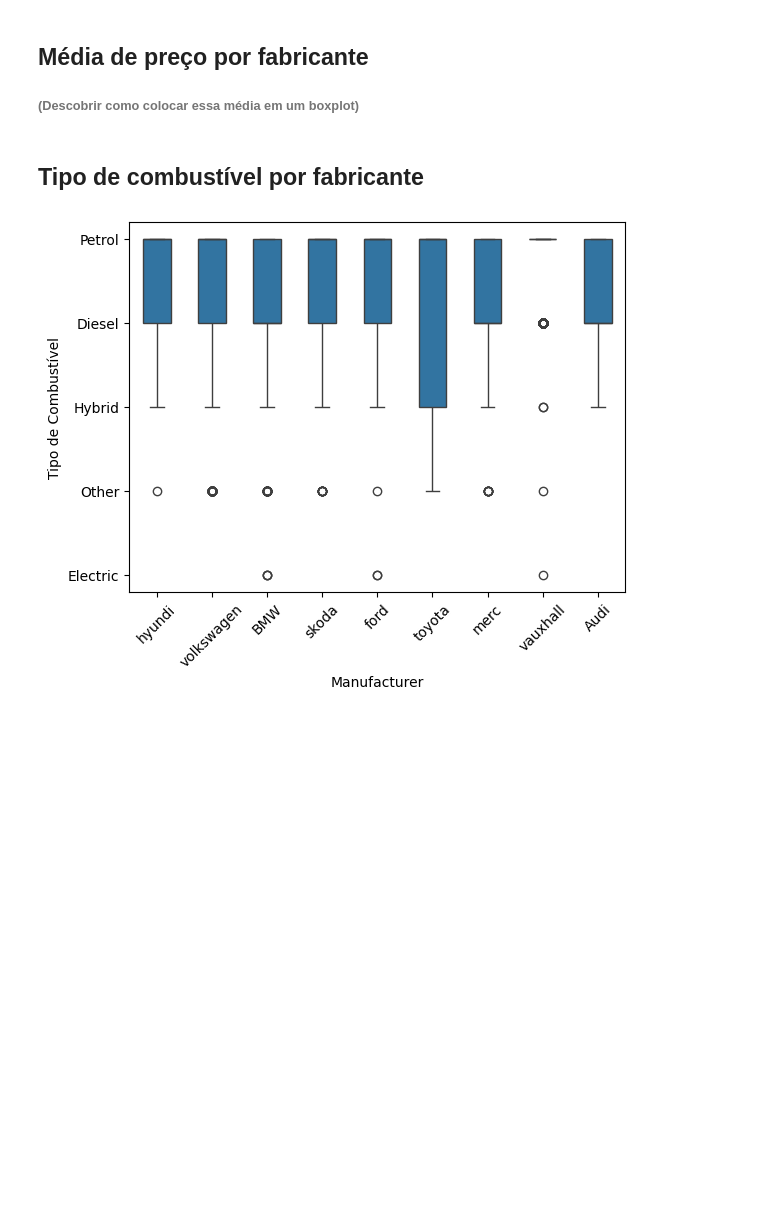
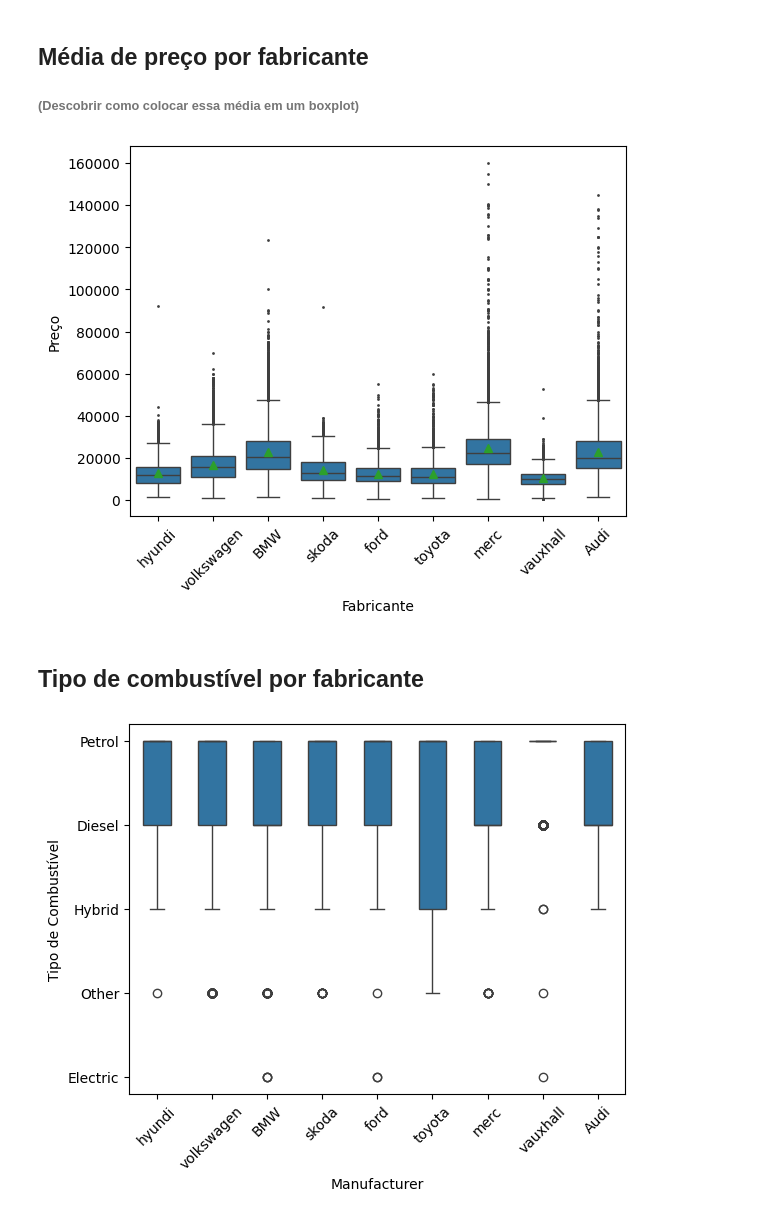
Before and after one commit to BeaBelTech/estatistica, a Jupyter notebook: subgrupos.ipynb, the cells around one changed output. Saved outputs shown, nothing was run; the diff lists cells and outputs as text; code cells hidden in the pictures; blank space fills up the shorter version.

```diff
--- a/subgrupos.ipynb
+++ b/subgrupos.ipynb
@@ -9,13 +23,15 @@ display(df)
 ## Média de preço por fabricante
 ###### (Descobrir como colocar essa média em um boxplot)
 # %%
-mediaPrecoFabricante = round(df.groupby('Manufacturer')['price'].mean(), 2)
-print(mediaPrecoFabricante)
-sns.boxplot(df, x = "Manufacturer", y = "price" )
+# mediaPrecoFabricante = round(df.groupby('Manufacturer')['price'].mean(), 2)
+# print(mediaPrecoFabricante)
+sns.boxplot(df, x = "Manufacturer", y = "price" ,showmeans = True, fliersize=True)
 plt.ylabel('Preço')
 plt.xlabel('Fabricante')
 plt.xticks(rotation=45)
 plt.show()
+# %% [output]
+[figure, added]
 # %% [markdown]
 ## Tipo de combustível por fabricante
 # %%
```
Also changed, not shown: parts of 2 cells of this notebook.
